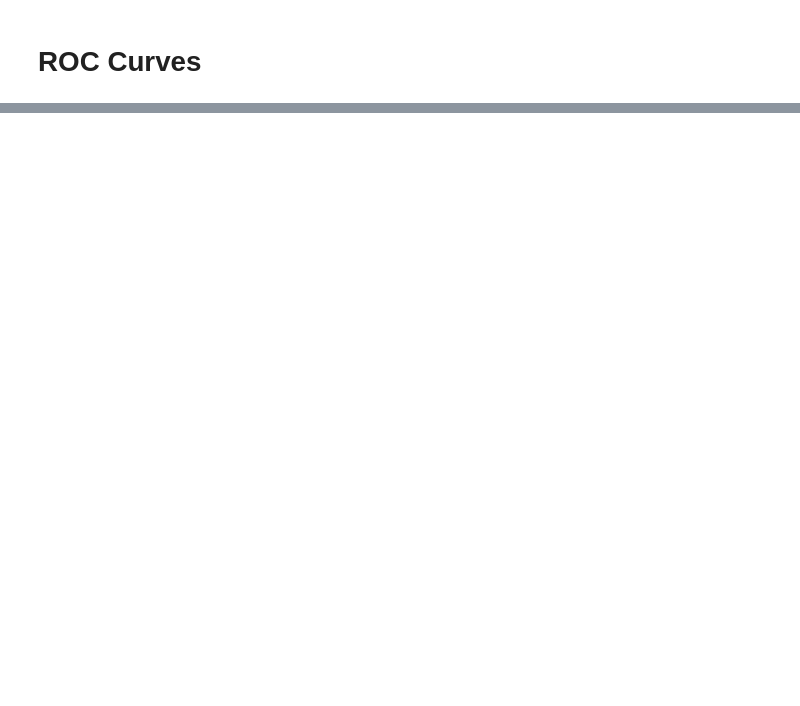
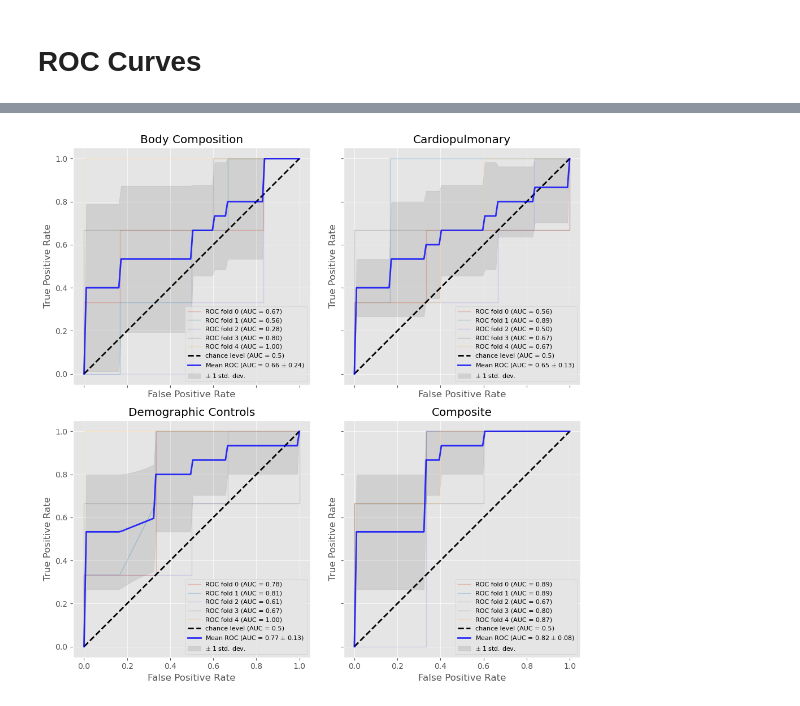
Before and after one commit to qaust/iCPET, a Jupyter notebook: src/logit.ipynb, the cells around one changed output, grey strips where cells are left out. Cells and saved outputs as stored; diff of their text form; code cells hidden in the pictures; blank space fills up the shorter version.

```diff
--- a/src/logit.ipynb
+++ b/src/logit.ipynb
@@ -582,3 +572,86 @@ np.mean(cv_scores)
+# %%
+keys = ['body', 'cardio', 'controls', 'composite2']
+titles = ['Body Composition', 'Cardiopulmonary', 'Demographic Controls', 'Composite']
+
+fig, axs = plt.subplots(2, 2, figsize=(10, 10), sharex=True, sharey=True)
+
+for i, ax in enumerate(axs.flatten()):
+
+    feat = multivariable_model_dfns[keys[i]]
+    X_temp = sm.add_constant(X[feat]).reset_index(drop=True)
+    y_temp = y.copy().reset_index(drop=True)
+
+    cv = StratifiedKFold(n_splits=5)
+    classifier = LogisticRegression(
+            random_state=SEED,
+            fit_intercept=False,
+            max_iter=10_000,
+            tol=0.000001,
+            penalty=None,
+            solver='newton-cg',
+    )
+
+    tprs = []
+    aucs = []
+    mean_fpr = np.linspace(0, 1, 100)
+
+    for fold, (train, test) in enumerate(cv.split(X_temp, y_temp)):
+        classifier.fit(X_temp.loc[train, :], y[train])
+        viz = RocCurveDisplay.from_estimator(
+            classifier,
+            X_temp.loc[test, :],
+            y_temp[test],
+            name=f"ROC fold {fold}",
+            alpha=0.3,
+            lw=1,
+            ax=ax,
+        )
+        interp_tpr = np.interp(mean_fpr, viz.fpr, viz.tpr)
+        interp_tpr[0] = 0.0
+        tprs.append(interp_tpr)
+        aucs.append(viz.roc_auc)
+    ax.plot([0, 1], [0, 1], "k--", label="chance level (AUC = 0.5)")
+
+    mean_tpr = np.mean(tprs, axis=0)
+    mean_tpr[-1] = 1.0
+    mean_auc = auc(mean_fpr, mean_tpr)
+    std_auc = np.std(aucs)
+    ax.plot(
+        mean_fpr,
+        mean_tpr,
+        color="b",
+        label=r"Mean ROC (AUC = %0.2f $\pm$ %0.2f)" % (mean_auc, std_auc),
+        lw=2,
+        alpha=0.8,
+    )
+
+    std_tpr = np.std(tprs, axis=0)
+    tprs_upper = np.minimum(mean_tpr + std_tpr, 1)
+    tprs_lower = np.maximum(mean_tpr - std_tpr, 0)
+    ax.fill_between(
+        mean_fpr,
+        tprs_lower,
+        tprs_upper,
+        color="grey",
+        alpha=0.2,
+        label=r"$\pm$ 1 std. dev.",
+    )
+
+    ax.set(
+        xlim=[-0.05, 1.05],
+        ylim=[-0.05, 1.05],
+        xlabel="False Positive Rate",
+        ylabel="True Positive Rate",
+        title=titles[i],
+    )
+    ax.axis("square")
+    ax.legend(loc="lower right", fontsize=8)
+
+plt.tight_layout()
+
+plt.savefig('../figures/roc_curves.png')
+# %% [output]
+[figure, added]
 # %%
 fname = 'roc_curve'
 plot_title = 'ROC AUC'
```
Also changed, not shown: parts of 15 cells of this notebook.
